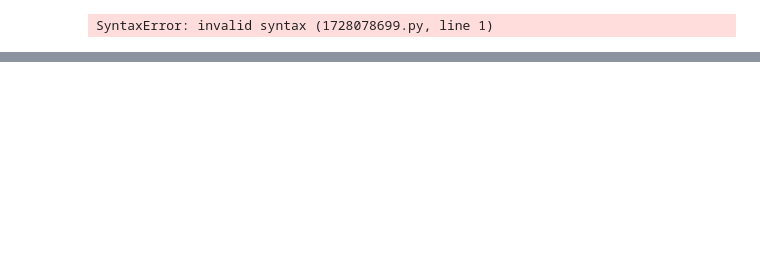
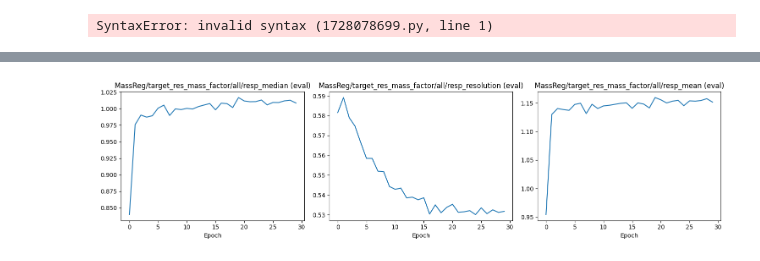
Before and after one commit to janTOffermann/weaver-core-dev, a Jupyter notebook: Run_metrics.ipynb, the cells around one changed output, grey strips where cells are left out. Drawn from its saved outputs; the diff is of its cells as text; code cells hidden in the pictures; blank space fills up the shorter version.

```diff
--- a/Run_metrics.ipynb
+++ b/Run_metrics.ipynb
@@ -47,0 +43,19 @@ print(ea.Scalars("Loss/test (epoch)")[0].value)
+# %%
+fig, axes = plt.subplots(1, 3, figsize=(15, 4))
+
+for ax, tag in zip(axes, ['MassReg/target_res_mass_factor/all/resp_median (eval)', 'MassReg/target_res_mass_factor/all/resp_resolution (eval)', 'MassReg/target_res_mass_factor/all/resp_mean (eval)'] ):
+    try:
+        scalars = ea.Scalars(tag)
+        steps = [s.step for s in scalars]
+        values = [s.value for s in scalars]
+        ax.plot(steps, values)
+        ax.set_title(tag)
+        ax.set_xlabel('Epoch')
+    except:
+        print(f'{tag} not found')
+
+plt.tight_layout()
+# plt.savefig('training_curves.png')
+plt.show()
+# %% [output]
+[figure, added]
```
Also changed, not shown: parts of 6 cells of this notebook, 11 other files.
